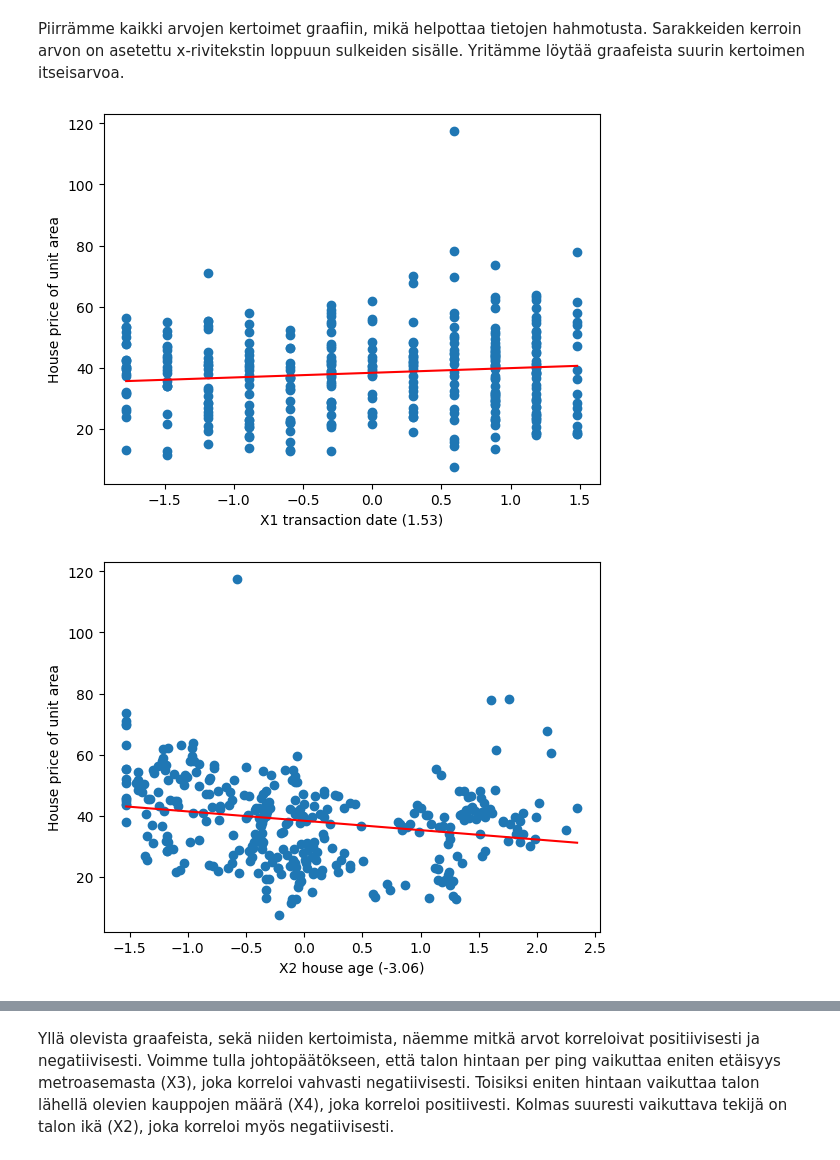
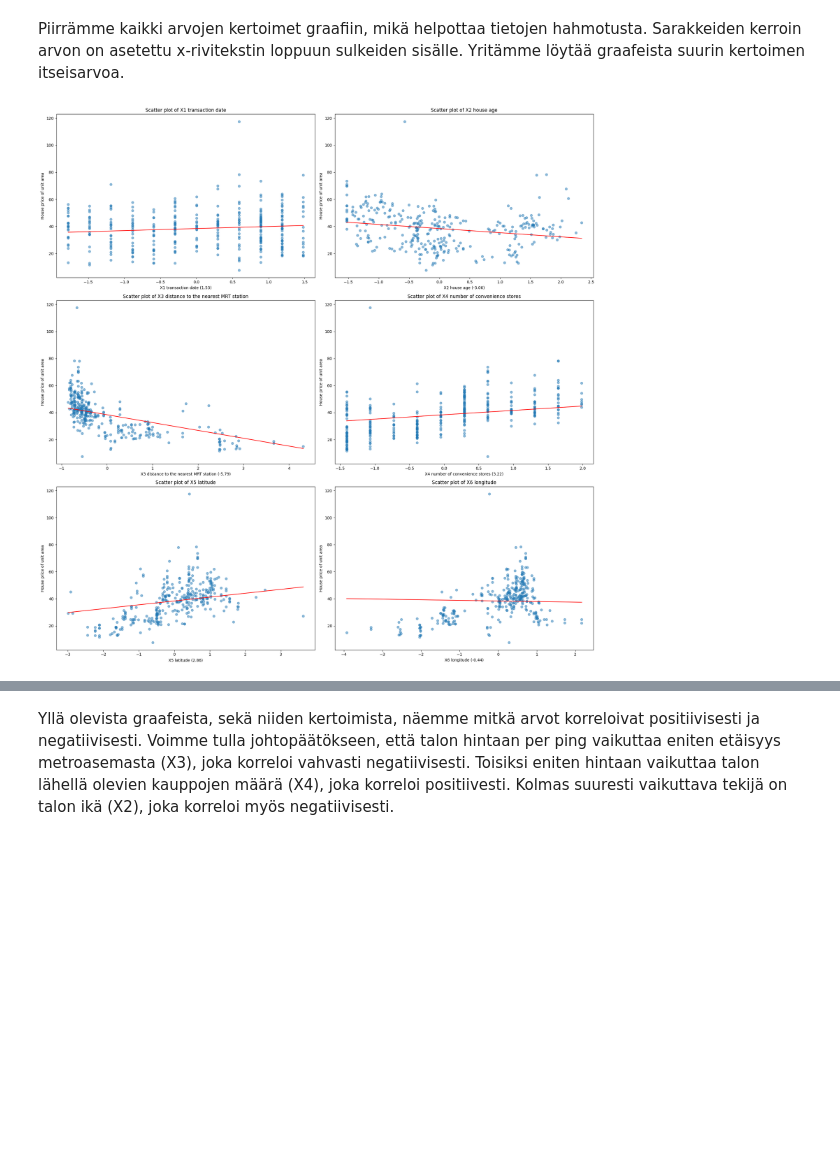
Before and after one commit to kassu11/machine-learning-AMK, a Jupyter notebook: Linear_and_Logistic_Regression/Linear_and_logistic_regression.ipynb, the cells around one changed output, grey strips where cells are left out. Cells and saved outputs as stored; diff of their text form; code cells hidden in the pictures; blank space fills up the shorter version.

```diff
--- a/Linear_and_Logistic_Regression/Linear_and_logistic_regression.ipynb
+++ b/Linear_and_Logistic_Regression/Linear_and_logistic_regression.ipynb
@@ -108,16 +108,27 @@ beta1: [[ 1.52963113 -3.06269441 -5.78692561  3.2188727   2.85510785 -0.4410086
 Piirrämme kaikki arvojen kertoimet graafiin, mikä helpottaa tietojen hahmotusta. Sarakkeiden kerroin arvon on asetettu x-rivitekstin loppuun sulkeiden sisälle. Yritämme löytää graafeista suurin kertoimen itseisarvoa.
 # %%
 from matplotlib import pyplot as plt
-i = 0
-for feature in X_train.columns:
-    plt.scatter(X_train[feature], y_train)
-    xs = np.linspace(min(X_train[feature]), max(X_train[feature]))
-    ys = beta0 + beta1[0][i] * xs
-    plt.plot(xs, ys, color='red')
-    plt.xlabel(f"{feature} ({beta1[0][i]:.2f})")
-    plt.ylabel('House price of unit area')
+def plot_feature_scatter(X_train, y_train, beta0, beta1, ncols=2):
+    nrows = (len(X_train.columns) + ncols - 1) // ncols  # Calculate number of rows needed
+    fig, axes = plt.subplots(nrows=nrows, ncols=ncols, figsize=(20, 20))
+    axes = axes.flatten()  # Flatten the 2D array of axes for easier indexing
+
+    for i, feature in enumerate(X_train.columns):
+        ax = axes[i]
+        ax.scatter(X_train[feature], y_train, alpha=0.5)
+        xs = np.linspace(min(X_train[feature]), max(X_train[feature]))
+        ys = beta0 + beta1[0][i] * xs
+        ax.plot(xs, ys, color='red')
+        ax.set_xlabel(f"{feature} ({beta1[0][i]:.2f})")
+        ax.set_ylabel('House price of unit area')
+        ax.set_title(f'Scatter plot of {feature}')
+
+    # Remove any unused subplots
+    for j in range(i+1, len(axes)):
+        fig.delaxes(axes[j])
+
+    plt.tight_layout()
     plt.show()
-    i += 1
+plot_feature_scatter(X_train, y_train, beta0, beta1)
 # %% [output]
-[figure, old version]
+[figure, new version]
-[figure, removed]
```
Also changed, not shown: parts of 1 cell of this notebook.
